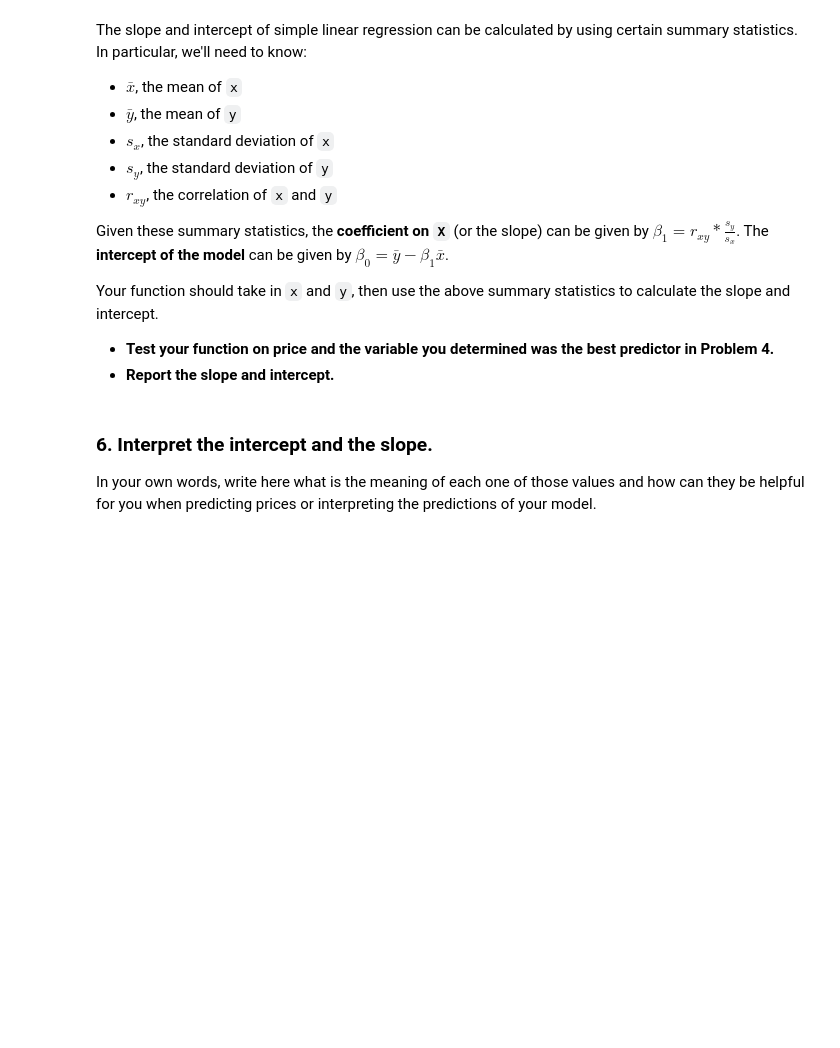
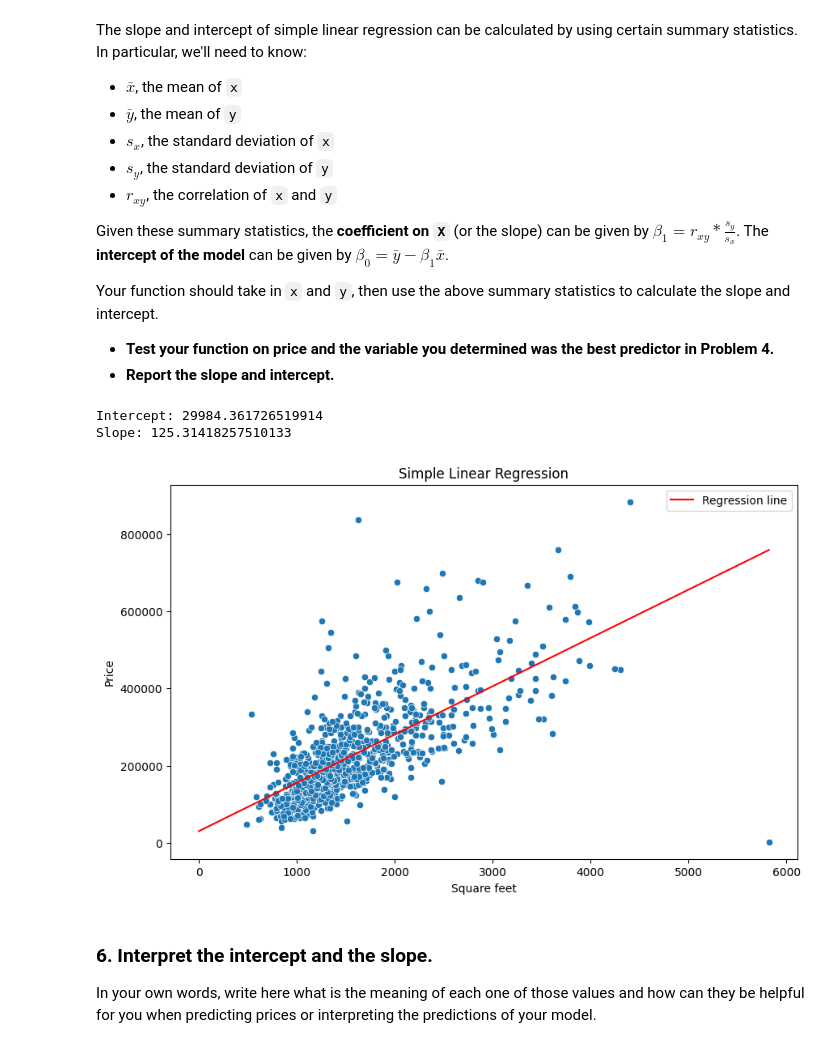
Before and after one commit to milena-seismo/DSB-Unit-03, a Jupyter notebook: labs/01 - Regression-Sacramento/lab-regression-sacramento-Milena Tomanović.ipynb, the cells around one changed output. Saved outputs shown, nothing was run; the diff lists cells and outputs as text; code cells hidden in the pictures; blank space fills up the shorter version.

```diff
--- a/labs/01 - Regression-Sacramento/lab-regression-sacramento-Milena Tomanović.ipynb
+++ b/labs/01 - Regression-Sacramento/lab-regression-sacramento-Milena Tomanović.ipynb
@@ -293,6 +293,53 @@ Your function should take in `x` and `y`, then use the above summary statistics
 
 - **Test your function on price and the variable you determined was the best predictor in Problem 4.**
 - **Report the slope and intercept.**
+# %%
+
+import numpy as np
+
+def calculate_coefficients(x, y):
+    x_mean = np.mean(x)
+    y_mean = np.mean(y)
+
+    x_std = np.std(x)
+    y_std = np.std(y)
+
+    r = np.corrcoef(x, y)[0, 1]
+
+    slope = r * (y_std / x_std)
+    intercept = y_mean - slope * x_mean
+
+    return intercept, slope
+# %%
+
+x = scr_clean["sq__ft"]
+y = scr_clean["price"]
+
+intercept, slope = calculate_coefficients(x, y)
+
+print("Intercept:", intercept)
+print("Slope:", slope)
+# %% [output]
+Intercept: 29984.361726519914
+Slope: 125.31418257510133
+# %%
+
+plt.figure(figsize=(10, 6))
+
+sns.scatterplot(data=scr_clean, x="sq__ft", y="price")
+
+x_line = np.linspace(0, scr_clean["sq__ft"].max(), 100)
+y_line = intercept + slope * x_line
+
+plt.plot(x_line, y_line, color="red", label="Regression line")
+
+plt.xlabel("Square feet")
+plt.ylabel("Price")
+plt.title("Simple Linear Regression")
+plt.legend()
+plt.show()
+# %% [output]
+[figure, added]
 # %% [markdown]
 ### 6. Interpret the intercept and the slope.
 
```
